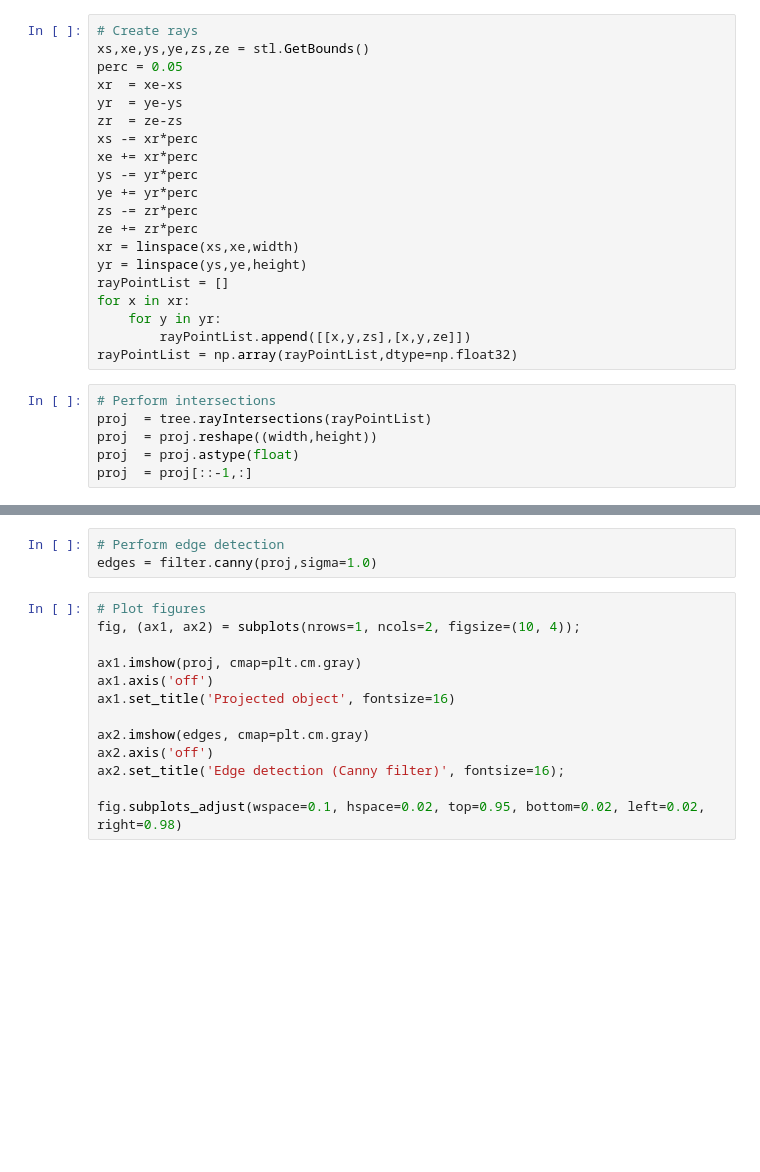
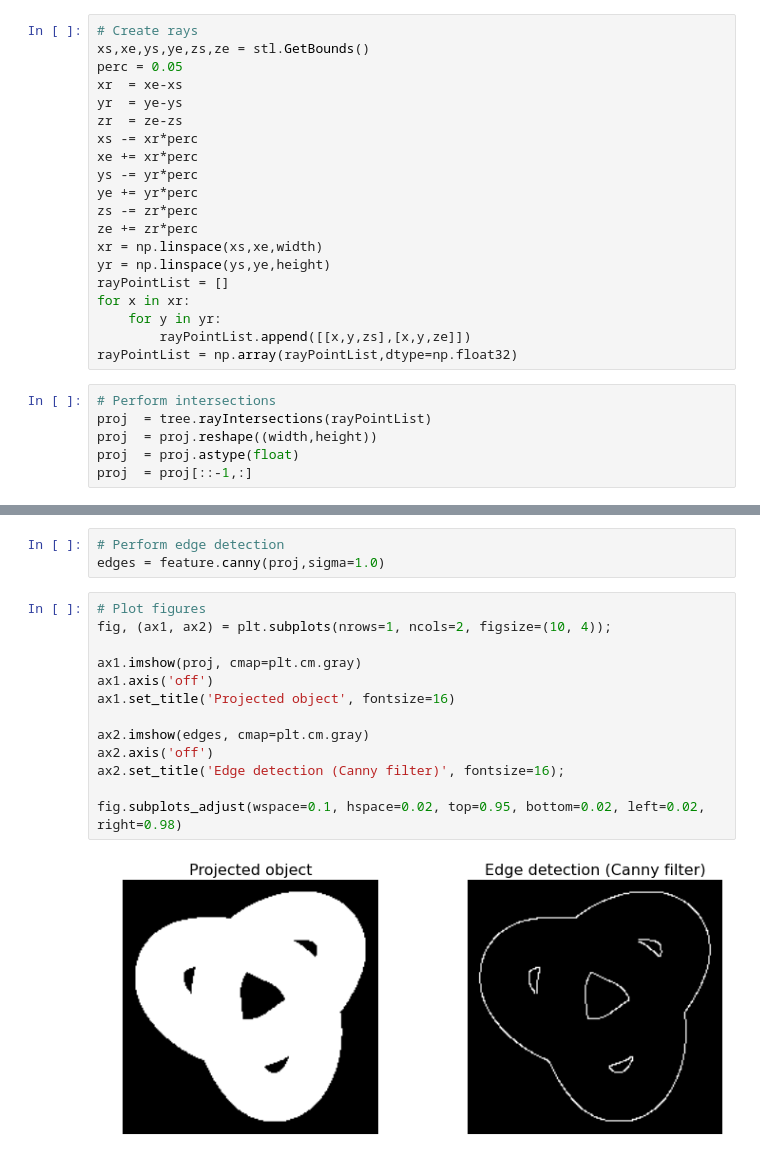
Before and after one commit to mhogg/pyoctree, a Jupyter notebook: octree.ipynb, the cells around one changed output, grey strips where cells are left out. Drawn from its saved outputs; the diff is of its cells as text; blank space fills up the shorter version.

```diff
--- a/octree.ipynb
+++ b/octree.ipynb
@@ -61,8 +70,8 @@ ys -= yr*perc
 ye += yr*perc
 zs -= zr*perc
 ze += zr*perc
-xr = linspace(xs,xe,width)
-yr = linspace(ys,ye,height)
+xr = np.linspace(xs,xe,width)
+yr = np.linspace(ys,ye,height)
 rayPointList = []
 for x in xr:
     for y in yr:
@@ -80,19 +91,21 @@ proj  = proj[::-1,:]
 # %%
 # Perform edge detection
-edges = filter.canny(proj,sigma=1.0)
+edges = feature.canny(proj,sigma=1.0)
 # %%
 # Plot figures
-fig, (ax1, ax2) = subplots(nrows=1, ncols=2, figsize=(10, 4));
+fig, (ax1, ax2) = plt.subplots(nrows=1, ncols=2, figsize=(10, 4));
 
 ax1.imshow(proj, cmap=plt.cm.gray)
 ax1.axis('off')
 ax1.set_title('Projected object', fontsize=16)
 
 ax2.imshow(edges, cmap=plt.cm.gray)
 ax2.axis('off')
 ax2.set_title('Edge detection (Canny filter)', fontsize=16);
 
 fig.subplots_adjust(wspace=0.1, hspace=0.02, top=0.95, bottom=0.02, left=0.02, right=0.98)
+# %% [output]
+[figure, added]
 # %%
 # Create a vtk representation of Octree
 tree.getOctreeRep()
```
Also changed, not shown: parts of 9 cells of this notebook.
